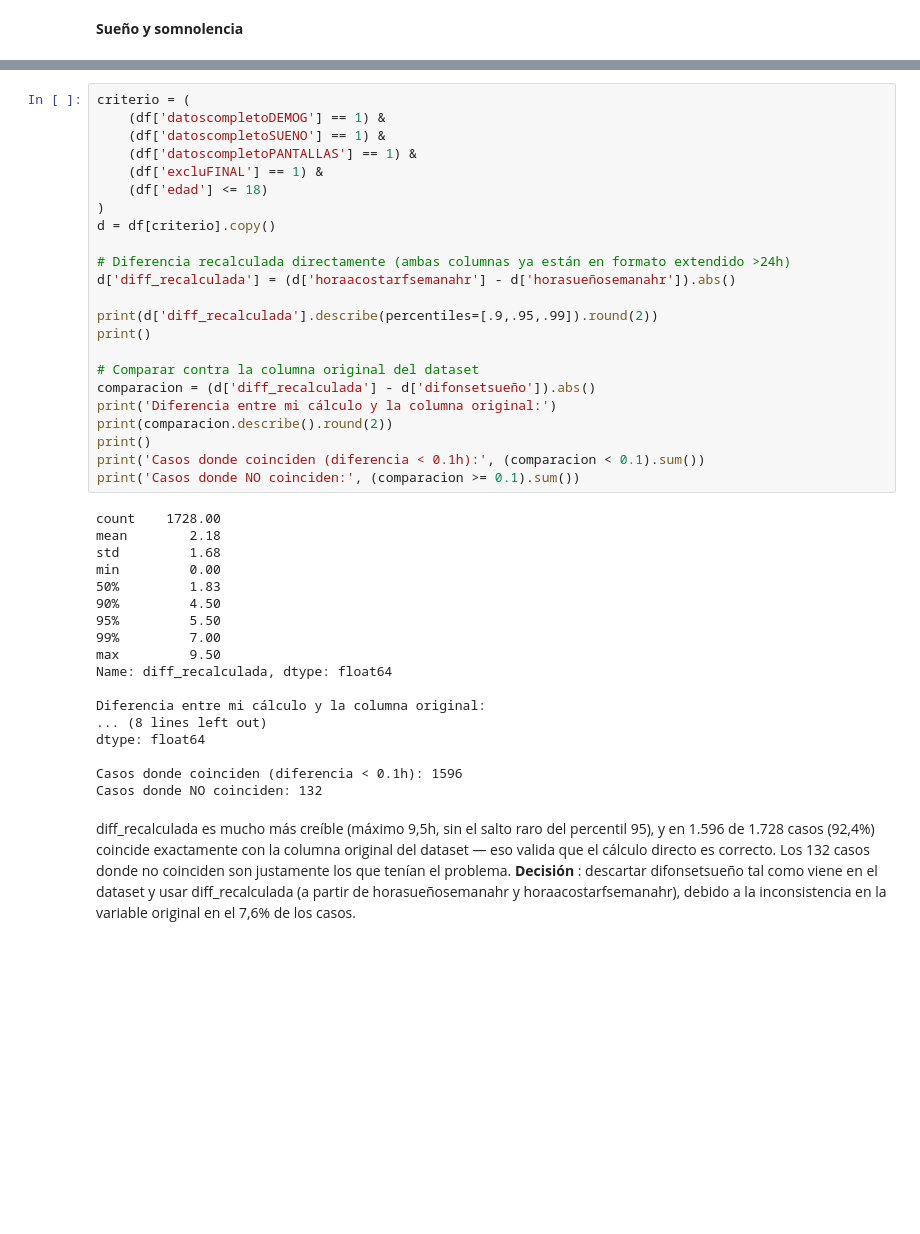
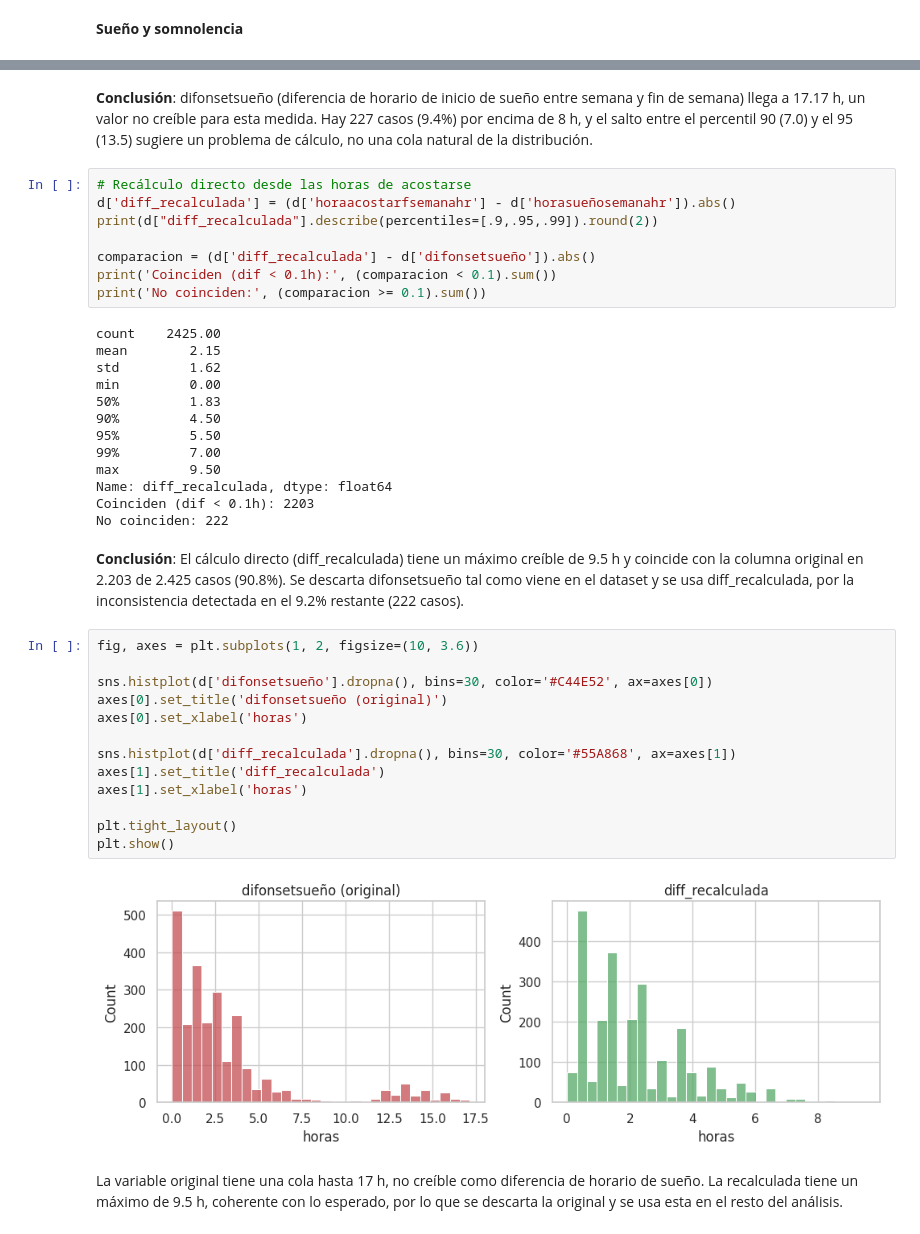
Before and after one commit to ChronosXV/Aprendizaje-Automatico, a Jupyter notebook: Aprendizaje_Automatico.ipynb, the cells around one changed output, grey strips where cells are left out. Cells and saved outputs as stored; diff of their text form; blank space fills up the shorter version.

```diff
--- a/Aprendizaje_Automatico.ipynb
+++ b/Aprendizaje_Automatico.ipynb
@@ -600,30 +293,17 @@ Esto confirma que hay un grupo de casos calculados mal, las horas base (horasue
+# %% [markdown]
+**Conclusión**: difonsetsueño (diferencia de horario de inicio de sueño entre semana y fin de semana) llega a 17.17 h, un valor no creíble para esta medida. Hay 227 casos (9.4%) por encima de 8 h, y el salto entre el percentil 90 (7.0) y el 95 (13.5) sugiere un problema de cálculo, no una cola natural de la distribución.
 # %%
-criterio = (
-    (df['datoscompletoDEMOG'] == 1) &
-    (df['datoscompletoSUENO'] == 1) &
-    (df['datoscompletoPANTALLAS'] == 1) &
-    (df['excluFINAL'] == 1) &
-    (df['edad'] <= 18)
-)
-d = df[criterio].copy()
+# Recálculo directo desde las horas de acostarse
+d['diff_recalculada'] = (d['horaacostarfsemanahr'] - d['horasueñosemanahr']).abs()
+print(d["diff_recalculada"].describe(percentiles=[.9,.95,.99]).round(2))
 
-# Diferencia recalculada directamente (ambas columnas ya están en formato extendido >24h)
-d['diff_recalculada'] = (d['horaacostarfsemanahr'] - d['horasueñosemanahr']).abs()
-
-print(d['diff_recalculada'].describe(percentiles=[.9,.95,.99]).round(2))
-print()
-
-# Comparar contra la columna original del dataset
 comparacion = (d['diff_recalculada'] - d['difonsetsueño']).abs()
-print('Diferencia entre mi cálculo y la columna original:')
-print(comparacion.describe().round(2))
-print()
-print('Casos donde coinciden (diferencia < 0.1h):', (comparacion < 0.1).sum())
-print('Casos donde NO coinciden:', (comparacion >= 0.1).sum())
+print('Coinciden (dif < 0.1h):', (comparacion < 0.1).sum())
+print('No coinciden:', (comparacion >= 0.1).sum())
 # %% [output]
-count    1728.00
-mean        2.18
-std         1.68
+count    2425.00
+mean        2.15
+std         1.62
 min         0.00
 50%         1.83
 90%         4.50
@@ -631,13 +311,25 @@ min         0.00
 99%         7.00
 max         9.50
 Name: diff_recalculada, dtype: float64
-
-Diferencia entre mi cálculo y la columna original:
-... (8 lines left out)
-dtype: float64
-
-Casos donde coinciden (diferencia < 0.1h): 1596
-Casos donde NO coinciden: 132
+Coinciden (dif < 0.1h): 2203
+No coinciden: 222
-# %% [markdown]
-diff_recalculada es mucho más creíble (máximo 9,5h, sin el salto raro del percentil 95), y en 1.596 de 1.728 casos (92,4%) coincide exactamente con la columna original del dataset — eso valida que el cálculo directo es correcto. Los 132 casos donde no coinciden son justamente los que tenían el problema. **Decisión** : descartar difonsetsueño tal como viene en el dataset y usar diff_recalculada (a partir de horasueñosemanahr y horaacostarfsemanahr), debido a la inconsistencia en la variable original en el 7,6% de los casos.
+# %% [markdown]
+**Conclusión**: El cálculo directo (diff_recalculada) tiene un máximo creíble de 9.5 h y coincide con la columna original en 2.203 de 2.425 casos (90.8%). Se descarta difonsetsueño tal como viene en el dataset y se usa diff_recalculada, por la inconsistencia detectada en el 9.2% restante (222 casos).
+# %%
+fig, axes = plt.subplots(1, 2, figsize=(10, 3.6))
+
+sns.histplot(d['difonsetsueño'].dropna(), bins=30, color='#C44E52', ax=axes[0])
+axes[0].set_title('difonsetsueño (original)')
+axes[0].set_xlabel('horas')
+
+sns.histplot(d['diff_recalculada'].dropna(), bins=30, color='#55A868', ax=axes[1])
+axes[1].set_title('diff_recalculada')
+axes[1].set_xlabel('horas')
+
+plt.tight_layout()
+plt.show()
+# %% [output]
+[figure, added]
+# %% [markdown]
+La variable original tiene una cola hasta 17 h, no creíble como diferencia de horario de sueño. La recalculada tiene un máximo de 9.5 h, coherente con lo esperado, por lo que se descarta la original y se usa esta en el resto del análisis.
 # %% [markdown]
```
Also changed, not shown: parts of 81 cells of this notebook.
